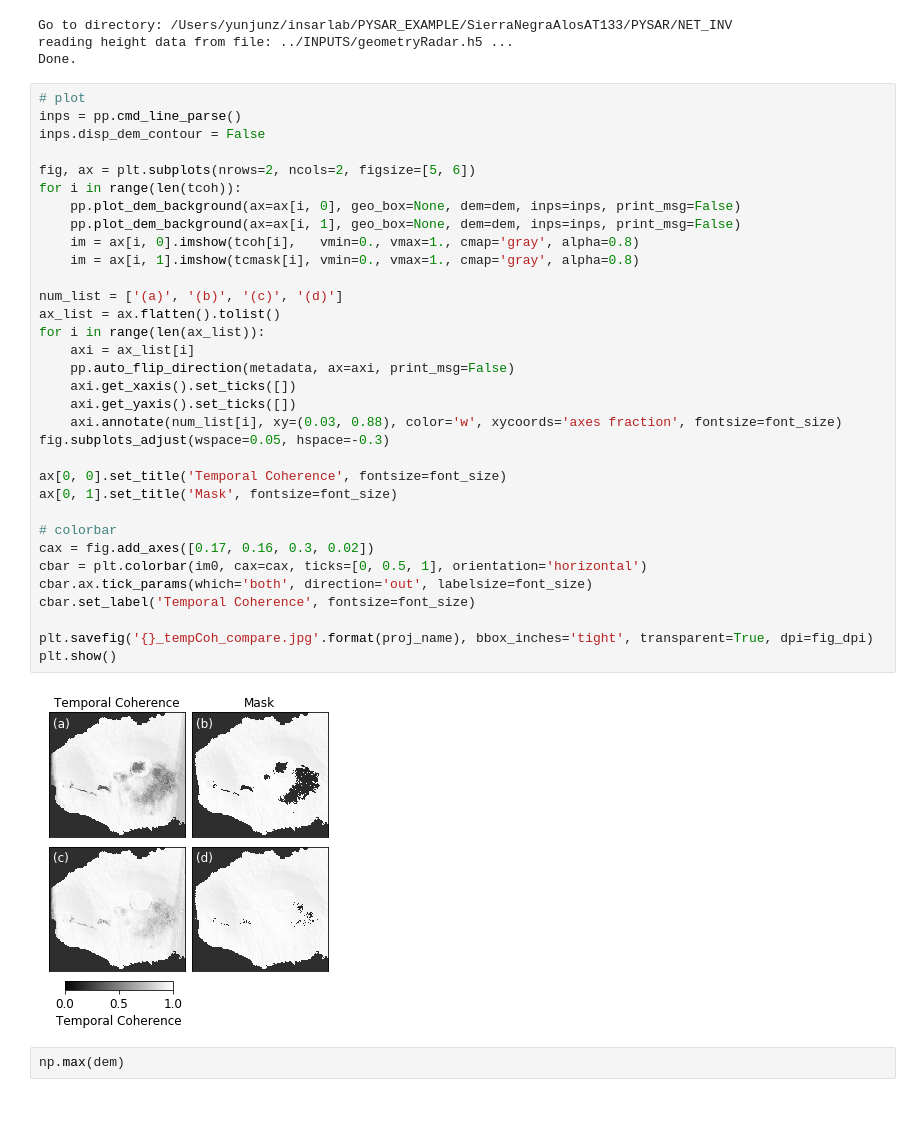
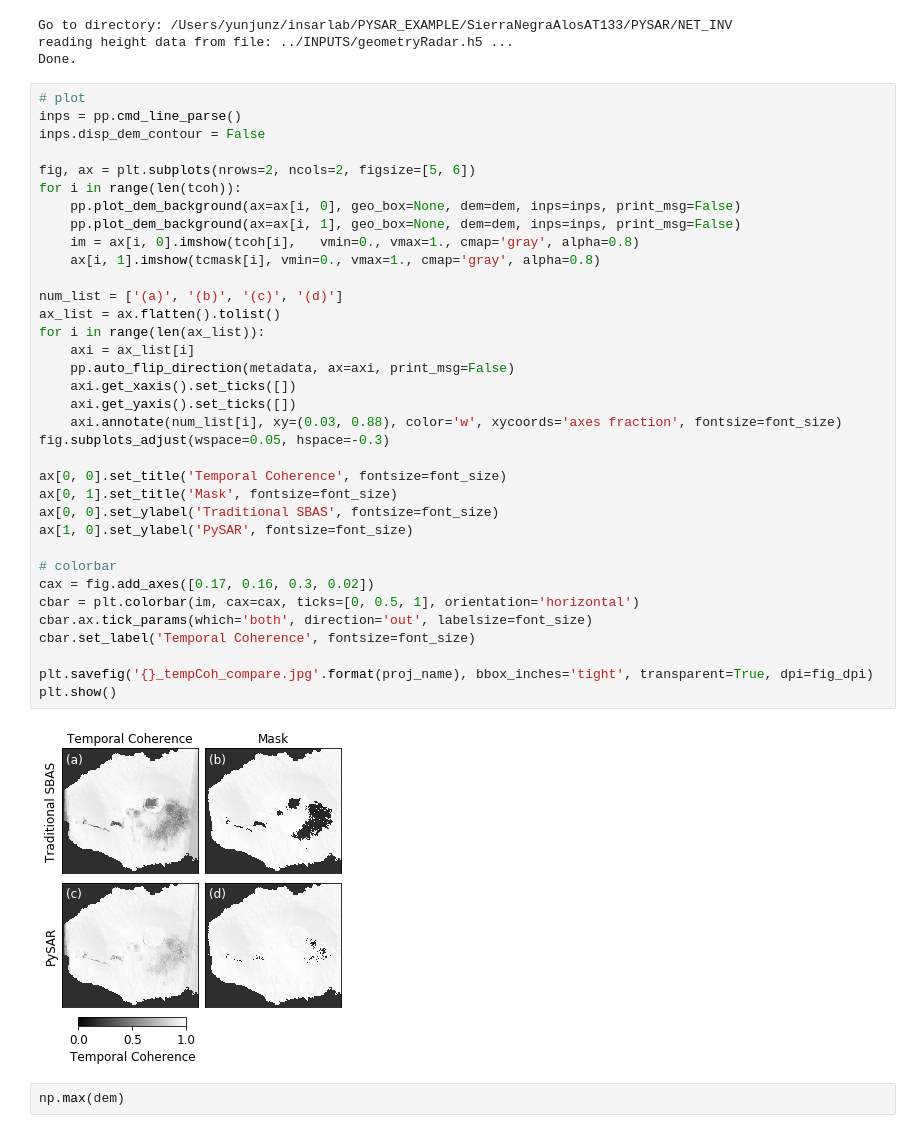
Before and after one commit to geodesymiami/Yunjun_et_al-2019-MintPy, a Jupyter notebook: networkInv_tempCoh.ipynb, the cells around one changed output. Cells and saved outputs as stored; diff of their text form.

```diff
--- a/networkInv_tempCoh.ipynb
+++ b/networkInv_tempCoh.ipynb
@@ -33,36 +33,38 @@ Done.
 inps = pp.cmd_line_parse()
 inps.disp_dem_contour = False
 
 fig, ax = plt.subplots(nrows=2, ncols=2, figsize=[5, 6])
 for i in range(len(tcoh)):
     pp.plot_dem_background(ax=ax[i, 0], geo_box=None, dem=dem, inps=inps, print_msg=False)
     pp.plot_dem_background(ax=ax[i, 1], geo_box=None, dem=dem, inps=inps, print_msg=False)
     im = ax[i, 0].imshow(tcoh[i],   vmin=0., vmax=1., cmap='gray', alpha=0.8)
-    im = ax[i, 1].imshow(tcmask[i], vmin=0., vmax=1., cmap='gray', alpha=0.8)
+    ax[i, 1].imshow(tcmask[i], vmin=0., vmax=1., cmap='gray', alpha=0.8)
 
 num_list = ['(a)', '(b)', '(c)', '(d)']
 ax_list = ax.flatten().tolist()
 for i in range(len(ax_list)):
     axi = ax_list[i]
     pp.auto_flip_direction(metadata, ax=axi, print_msg=False)
     axi.get_xaxis().set_ticks([])
     axi.get_yaxis().set_ticks([])
     axi.annotate(num_list[i], xy=(0.03, 0.88), color='w', xycoords='axes fraction', fontsize=font_size)
 fig.subplots_adjust(wspace=0.05, hspace=-0.3)
 
 ax[0, 0].set_title('Temporal Coherence', fontsize=font_size)
 ax[0, 1].set_title('Mask', fontsize=font_size)
+ax[0, 0].set_ylabel('Traditional SBAS', fontsize=font_size)
+ax[1, 0].set_ylabel('PySAR', fontsize=font_size)
 
 # colorbar
 cax = fig.add_axes([0.17, 0.16, 0.3, 0.02])
-cbar = plt.colorbar(im0, cax=cax, ticks=[0, 0.5, 1], orientation='horizontal')
+cbar = plt.colorbar(im, cax=cax, ticks=[0, 0.5, 1], orientation='horizontal')
 cbar.ax.tick_params(which='both', direction='out', labelsize=font_size)
 cbar.set_label('Temporal Coherence', fontsize=font_size)
 
 plt.savefig('{}_tempCoh_compare.jpg'.format(proj_name), bbox_inches='tight', transparent=True, dpi=fig_dpi)
 plt.show()
 # %% [output]
-[figure, old version]
+[figure, new version]
 # %%
 np.max(dem)
 # %% [output]
```
Also changed, not shown: 2 other files.
